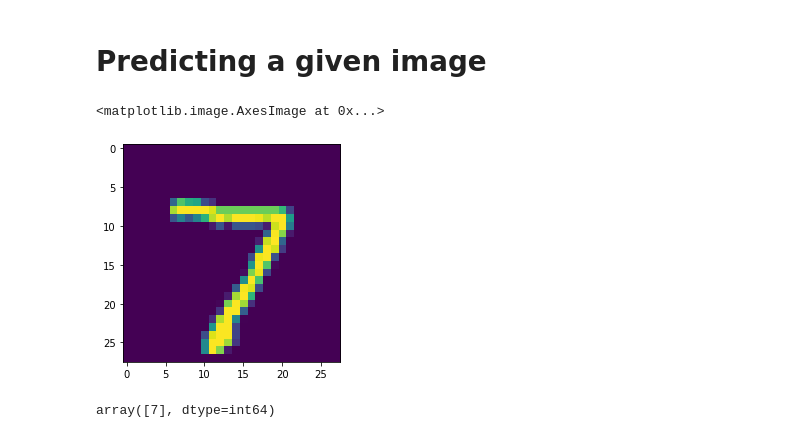
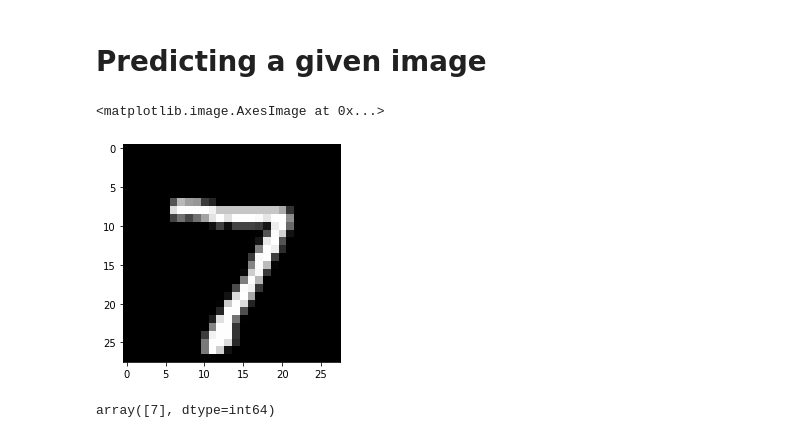
Before and after one commit to Hari31416/Data-Sciences, a Jupyter notebook: Notes/Notes4/04-CNNs/01-Keras-CNN-MNIST.ipynb, the cells around one changed output. Cells and saved outputs as stored; diff of their text form; code cells hidden in the pictures.

```diff
--- a/Notes/Notes4/04-CNNs/01-Keras-CNN-MNIST.ipynb
+++ b/Notes/Notes4/04-CNNs/01-Keras-CNN-MNIST.ipynb
@@ -323,8 +318,8 @@ my_number = x_test[0]
 # %%
-plt.imshow(my_number.reshape(28,28))
+plt.imshow(my_number.reshape(28,28), cmap='gray')
 # %% [output]
 <matplotlib.image.AxesImage at 0x...>
-[figure, old version]
+[figure, new version]
 # %%
 # SHAPE --> (num_images,width,height,color_channels)
 model.predict_classes(my_number.reshape(1,28,28,1))
```
Also changed, not shown: parts of 24 cells of this notebook, 46 other files.
